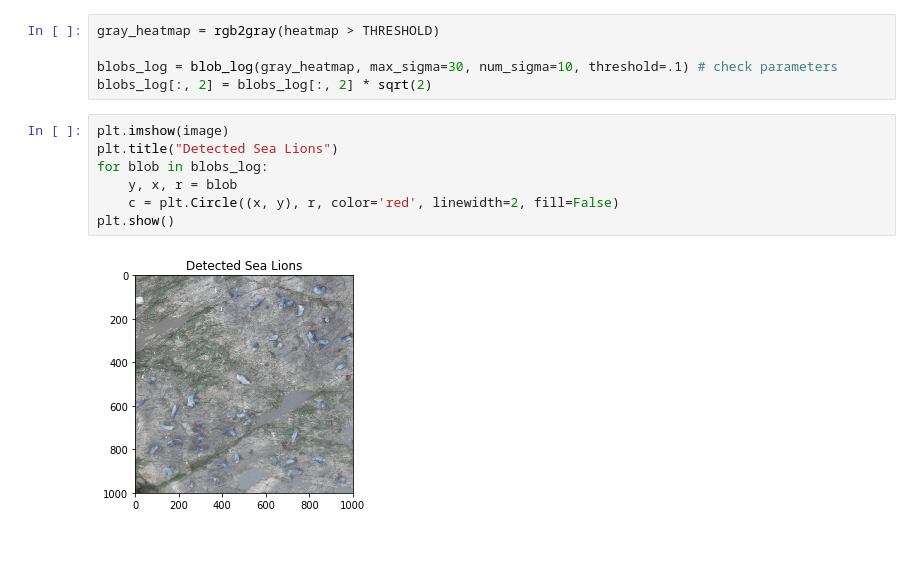
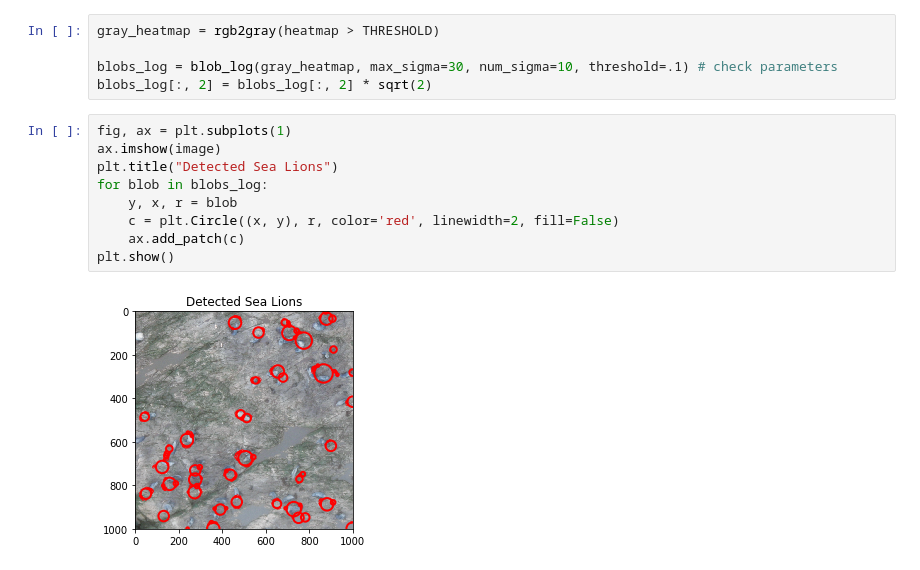
Before and after one commit to marcore94/Sealions, a Jupyter notebook: Detection.ipynb, the cells around one changed output. Saved outputs shown, nothing was run; the diff lists cells and outputs as text.

```diff
--- a/Detection.ipynb
+++ b/Detection.ipynb
@@ -87,11 +90,13 @@ gray_heatmap = rgb2gray(heatmap > THRESHOLD)
 blobs_log = blob_log(gray_heatmap, max_sigma=30, num_sigma=10, threshold=.1) # check parameters
 blobs_log[:, 2] = blobs_log[:, 2] * sqrt(2)
 # %%
-plt.imshow(image)
+fig, ax = plt.subplots(1)
+ax.imshow(image)
 plt.title("Detected Sea Lions")
 for blob in blobs_log:
     y, x, r = blob
     c = plt.Circle((x, y), r, color='red', linewidth=2, fill=False)
+    ax.add_patch(c)
 plt.show()
 # %% [output]
-[figure, old version]
+[figure, new version]
```
Also changed, not shown: parts of 2 cells of this notebook.
